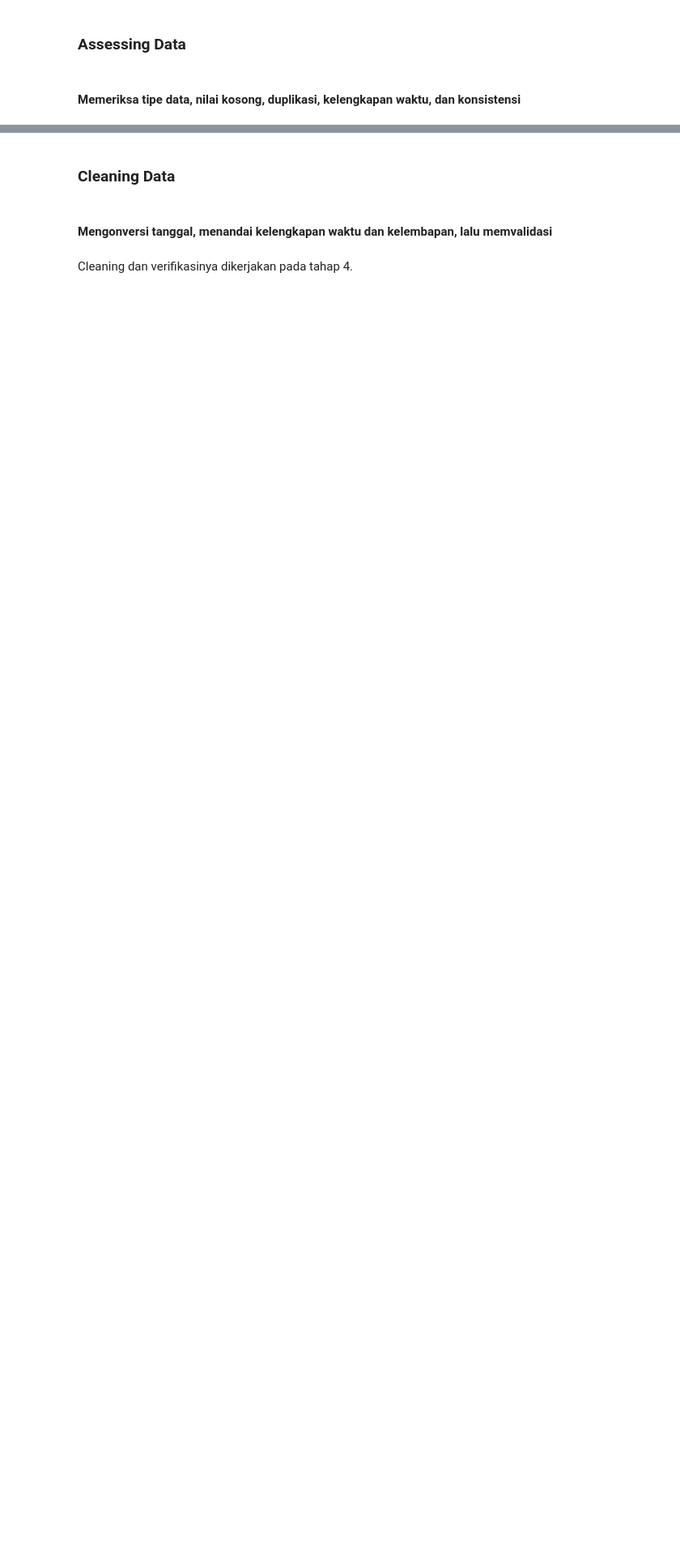
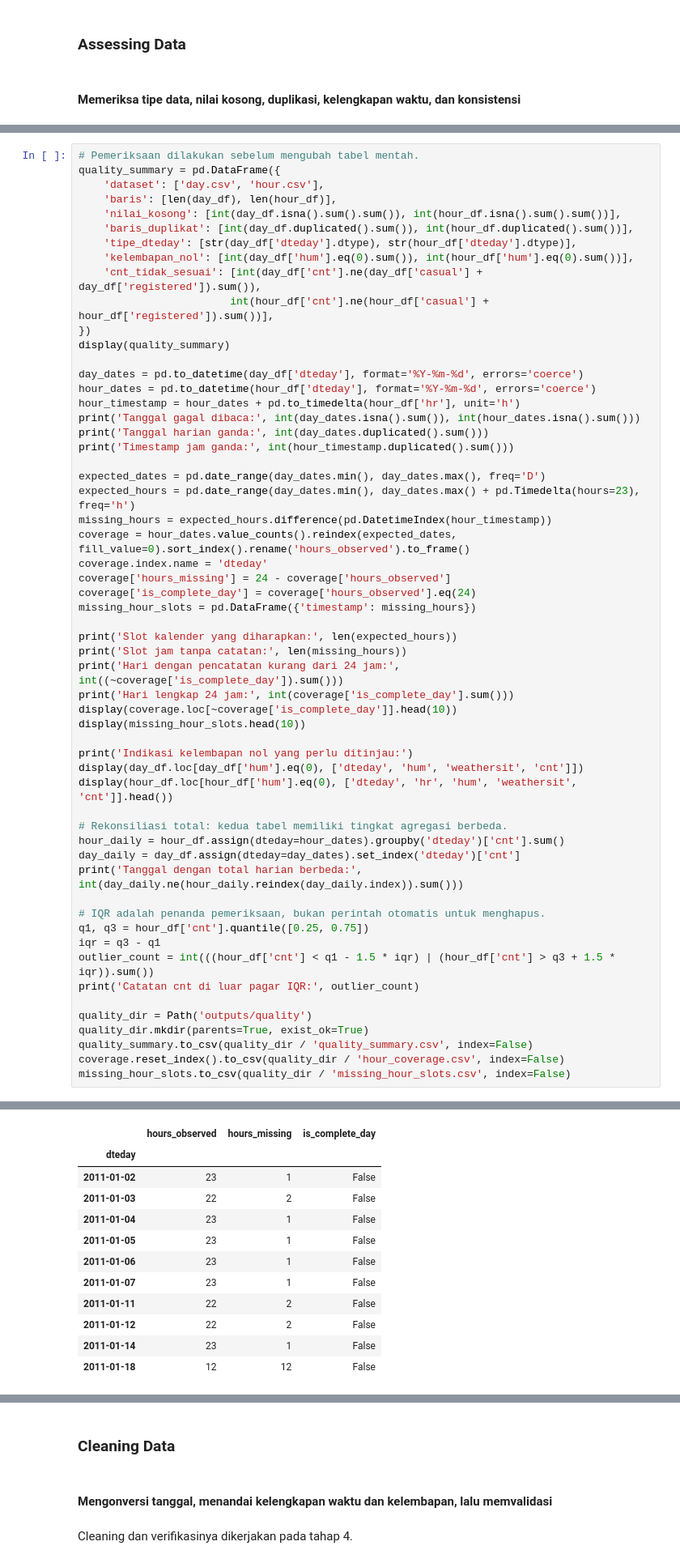
Before and after one commit to tatavvaka/Bike-Sharing-Analysis, a Jupyter notebook: notebook.ipynb, the cells around one changed output, grey strips where cells are left out. Shown at 81% size. Saved outputs shown, nothing was run; the diff lists cells and outputs as text; blank space fills up the shorter version.

```diff
--- a/notebook.ipynb
+++ b/notebook.ipynb
@@ -84,0 +169,58 @@ Insight assessing diisi pada tahap 3.
+# %%
+# Pemeriksaan dilakukan sebelum mengubah tabel mentah.
+quality_summary = pd.DataFrame({
+    'dataset': ['day.csv', 'hour.csv'],
+    'baris': [len(day_df), len(hour_df)],
+    'nilai_kosong': [int(day_df.isna().sum().sum()), int(hour_df.isna().sum().sum())],
+    'baris_duplikat': [int(day_df.duplicated().sum()), int(hour_df.duplicated().sum())],
+    'tipe_dteday': [str(day_df['dteday'].dtype), str(hour_df['dteday'].dtype)],
+    'kelembapan_nol': [int(day_df['hum'].eq(0).sum()), int(hour_df['hum'].eq(0).sum())],
+    'cnt_tidak_sesuai': [int(day_df['cnt'].ne(day_df['casual'] + day_df['registered']).sum()),
+                        int(hour_df['cnt'].ne(hour_df['casual'] + hour_df['registered']).sum())],
+})
+display(quality_summary)
+
+day_dates = pd.to_datetime(day_df['dteday'], format='%Y-%m-%d', errors='coerce')
+hour_dates = pd.to_datetime(hour_df['dteday'], format='%Y-%m-%d', errors='coerce')
+hour_timestamp = hour_dates + pd.to_timedelta(hour_df['hr'], unit='h')
+print('Tanggal gagal dibaca:', int(day_dates.isna().sum()), int(hour_dates.isna().sum()))
+print('Tanggal harian ganda:', int(day_dates.duplicated().sum()))
+print('Timestamp jam ganda:', int(hour_timestamp.duplicated().sum()))
+
+expected_dates = pd.date_range(day_dates.min(), day_dates.max(), freq='D')
+expected_hours = pd.date_range(day_dates.min(), day_dates.max() + pd.Timedelta(hours=23), freq='h')
+missing_hours = expected_hours.difference(pd.DatetimeIndex(hour_timestamp))
+coverage = hour_dates.value_counts().reindex(expected_dates, fill_value=0).sort_index().rename('hours_observed').to_frame()
+coverage.index.name = 'dteday'
+coverage['hours_missing'] = 24 - coverage['hours_observed']
+coverage['is_complete_day'] = coverage['hours_observed'].eq(24)
+missing_hour_slots = pd.DataFrame({'timestamp': missing_hours})
+
+print('Slot kalender yang diharapkan:', len(expected_hours))
+print('Slot jam tanpa catatan:', len(missing_hours))
+print('Hari dengan pencatatan kurang dari 24 jam:', int((~coverage['is_complete_day']).sum()))
+print('Hari lengkap 24 jam:', int(coverage['is_complete_day'].sum()))
+display(coverage.loc[~coverage['is_complete_day']].head(10))
+display(missing_hour_slots.head(10))
+
+print('Indikasi kelembapan nol yang perlu ditinjau:')
+display(day_df.loc[day_df['hum'].eq(0), ['dteday', 'hum', 'weathersit', 'cnt']])
+display(hour_df.loc[hour_df['hum'].eq(0), ['dteday', 'hr', 'hum', 'weathersit', 'cnt']].head())
+
+# Rekonsiliasi total: kedua tabel memiliki tingkat agregasi berbeda.
+hour_daily = hour_df.assign(dteday=hour_dates).groupby('dteday')['cnt'].sum()
+day_daily = day_df.assign(dteday=day_dates).set_index('dteday')['cnt']
+print('Tanggal dengan total harian berbeda:', int(day_daily.ne(hour_daily.reindex(day_daily.index)).sum()))
+
+# IQR adalah penanda pemeriksaan, bukan perintah otomatis untuk menghapus.
+q1, q3 = hour_df['cnt'].quantile([0.25, 0.75])
+iqr = q3 - q1
+outlier_count = int(((hour_df['cnt'] < q1 - 1.5 * iqr) | (hour_df['cnt'] > q3 + 1.5 * iqr)).sum())
+print('Catatan cnt di luar pagar IQR:', outlier_count)
+
+quality_dir = Path('outputs/quality')
+quality_dir.mkdir(parents=True, exist_ok=True)
+quality_summary.to_csv(quality_dir / 'quality_summary.csv', index=False)
+coverage.reset_index().to_csv(quality_dir / 'hour_coverage.csv', index=False)
+missing_hour_slots.to_csv(quality_dir / 'missing_hour_slots.csv', index=False)
+# %% [output]
@@ -84,0 +237,12 @@ Insight assessing diisi pada tahap 3.
+|  | hours_observed | hours_missing | is_complete_day |
+| dteday |  |  |  |
+| 2011-01-02 | 23 | 1 | False |
+| 2011-01-03 | 22 | 2 | False |
+| 2011-01-04 | 23 | 1 | False |
+| 2011-01-05 | 23 | 1 | False |
+| 2011-01-06 | 23 | 1 | False |
+| 2011-01-07 | 23 | 1 | False |
+| 2011-01-11 | 22 | 2 | False |
+| 2011-01-12 | 22 | 2 | False |
+| 2011-01-14 | 23 | 1 | False |
+| 2011-01-18 | 12 | 12 | False |
```
Also changed, not shown: parts of 8 cells of this notebook, 6 other files.
